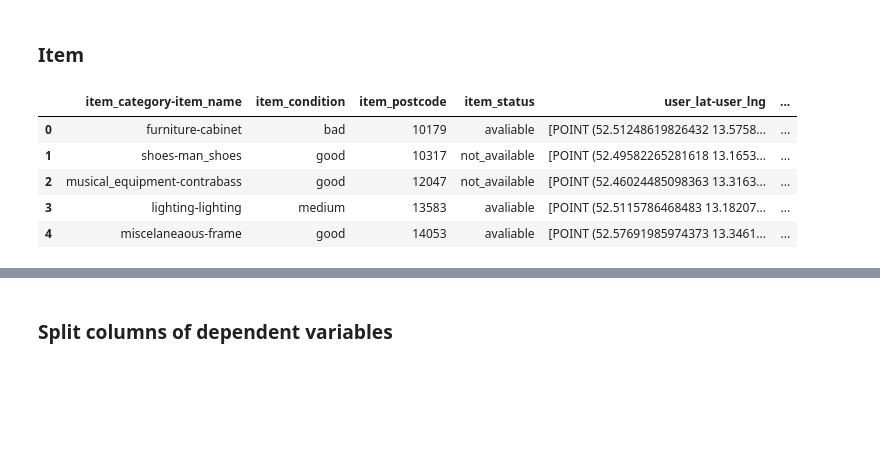
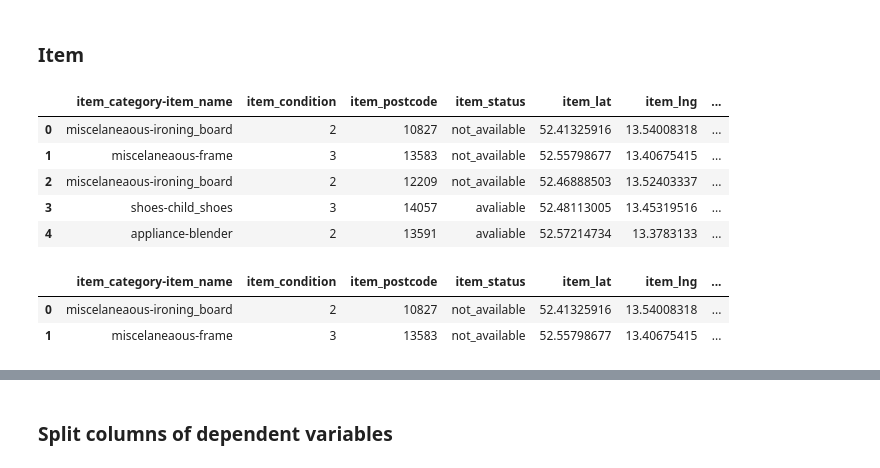
Before and after one commit to TechLabs-Berlin/wt23-geofree, a Jupyter notebook: machine_learning/mock_datasets.ipynb, the cells around one changed output, grey strips where cells are left out. Drawn from its saved outputs; the diff is of its cells as text; code cells hidden in the pictures; blank space fills up the shorter version.

```diff
--- a/machine_learning/mock_datasets.ipynb
+++ b/machine_learning/mock_datasets.ipynb
@@ -140,0 +162,4 @@ mapObj.save('output.html')
+# %%
+list_lat = lat_lng_samples.lat.values.tolist()
+list_lng = lat_lng_samples.lng.values.tolist()
+lat_lng_samples.head(2)
@@ -156,13 +197,15 @@ def create_user_data(num_records):
 #         user[i]['email'] = fake.email()
 #         user[i]['email'] = fake.ascii_free_email()
         user[i]['email'] = fake.ascii_email()
-        user[i]['address'] = german_locale_generator.address()  # these addresses are from germany, find a list of address for berlin
+        address = german_locale_generator.address()  # these addresses are from germany, find a list of address for berlin
+        user[i]['address'] = address
         user[i]['user_type'] = fake.random_element(user_type)
-        user[i]['user_lat_lng'] = polygon_random_points(poly,1)
+        user[i]['user_lat'] = np.random.choice(list_lat)
+        user[i]['user_lng'] = np.random.choice(list_lng)
         user[i]['user_postcode'] = np.random.choice(postcodes_berlin_series)
 
     return user
 # %%
-user_mock_df = pd.DataFrame(create_user_data(1000)).transpose()
+user_mock_df = pd.DataFrame(create_user_data(1500)).transpose()
 user_mock_df.head(5)
 # %% [output]
@@ -284,13 +317,50 @@ def create_item_data(num_records):
+# %%
+# define a function to create item data
+limit = '-30d'  # limit of 30 days of item in the app
+
+def create_item_data(num_records):
+
+    # dictionary
+    item ={}
+    for i in range(0, num_records):
+        item[i] = {}
+        item[i]['item_category-item_name'] = np.random.choice(category_item)
+        item[i]['item_condition'] = np.random.choice(item_condition)
+        item[i]['item_postcode'] = np.random.choice(postcodes_berlin_series)
+        item[i]['item_status'] = np.random.choice(item_status)
+
+        item[i]['item_lat'] = np.random.choice(list_lat)
+        item[i]['item_lng'] = np.random.choice(list_lng)
+
+        item[i]['userwhochangeditemstatus_id'] = np.random.choice(user_id_series)
+        datetime_iteration1 = fake.date_between_dates(limit,'now')
+        datetime_iteration2 = fake.date_between_dates(limit,'now')
+        if datetime_iteration1 <= datetime_iteration2:
+            item[i]['item_datetime_posted'] = datetime_iteration1
+            item[i]['item_datetimechangeditemstatus'] = datetime_iteration2
+        else:
+            item[i]['item_datetime_posted'] = datetime_iteration2
+            item[i]['item_datetimechangeditemstatus'] = datetime_iteration1
+ # This date shold be later than the post
+
+
+    return item
 # %%
-item_mock_df = pd.DataFrame(create_item_data(100)).transpose()
+item_mock_df = pd.DataFrame(create_item_data(1500)).transpose()
 item_mock_df.head(5)
 # %% [output]
-|  | item_category-item_name | item_condition | item_postcode | item_status | user_lat-user_lng | ... |
-| 0 | furniture-cabinet | bad | 10179 | avaliable | [POINT (52.51248619826432 13.5758... | ... |
-| 1 | shoes-man_shoes | good | 10317 | not_available | [POINT (52.49582265281618 13.1653... | ... |
-| 2 | musical_equipment-contrabass | good | 12047 | not_available | [POINT (52.46024485098363 13.3163... | ... |
-| 3 | lighting-lighting | medium | 13583 | avaliable | [POINT (52.5115786468483 13.18207... | ... |
-| 4 | miscelaneaous-frame | good | 14053 | avaliable | [POINT (52.57691985974373 13.3461... | ... |
+|  | item_category-item_name | item_condition | item_postcode | item_status | item_lat | item_lng | ... |
+| 0 | miscelaneaous-ironing_board | 2 | 10827 | not_available | 52.41325916 | 13.54008318 | ... |
+| 1 | miscelaneaous-frame | 3 | 13583 | not_available | 52.55798677 | 13.40675415 | ... |
+| 2 | miscelaneaous-ironing_board | 2 | 12209 | not_available | 52.46888503 | 13.52403337 | ... |
+| 3 | shoes-child_shoes | 3 | 14057 | avaliable | 52.48113005 | 13.45319516 | ... |
+| 4 | appliance-blender | 2 | 13591 | avaliable | 52.57214734 | 13.3783133 | ... |
 # %%
 item_mock_df['item_id'] = item_mock_df.index +1  # add item_id
 item_id_series = item_mock_df['item_id']  # storage in a variable to use later
+
+item_mock_df.head(2)
+# %% [output]
+|  | item_category-item_name | item_condition | item_postcode | item_status | item_lat | item_lng | ... |
+| 0 | miscelaneaous-ironing_board | 2 | 10827 | not_available | 52.41325916 | 13.54008318 | ... |
+| 1 | miscelaneaous-frame | 3 | 13583 | not_available | 52.55798677 | 13.40675415 | ... |
```
Also changed, not shown: parts of 33 cells of this notebook, 3 other files.
